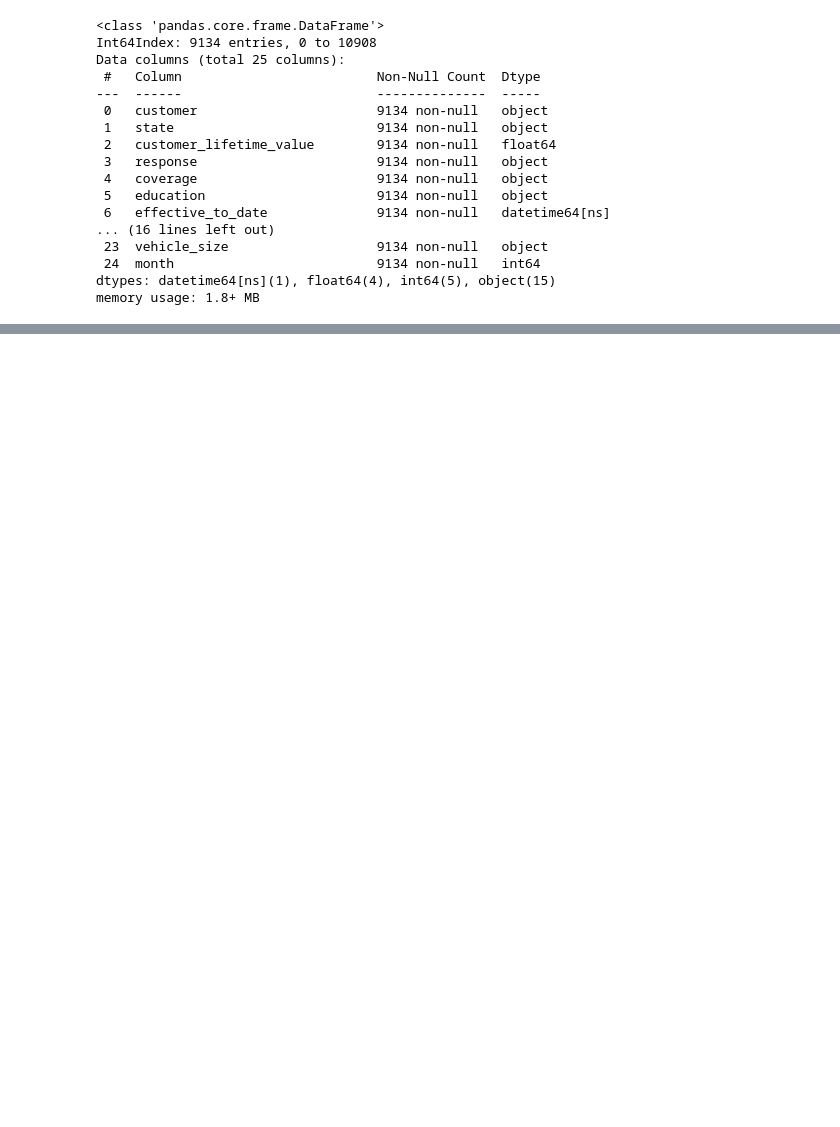
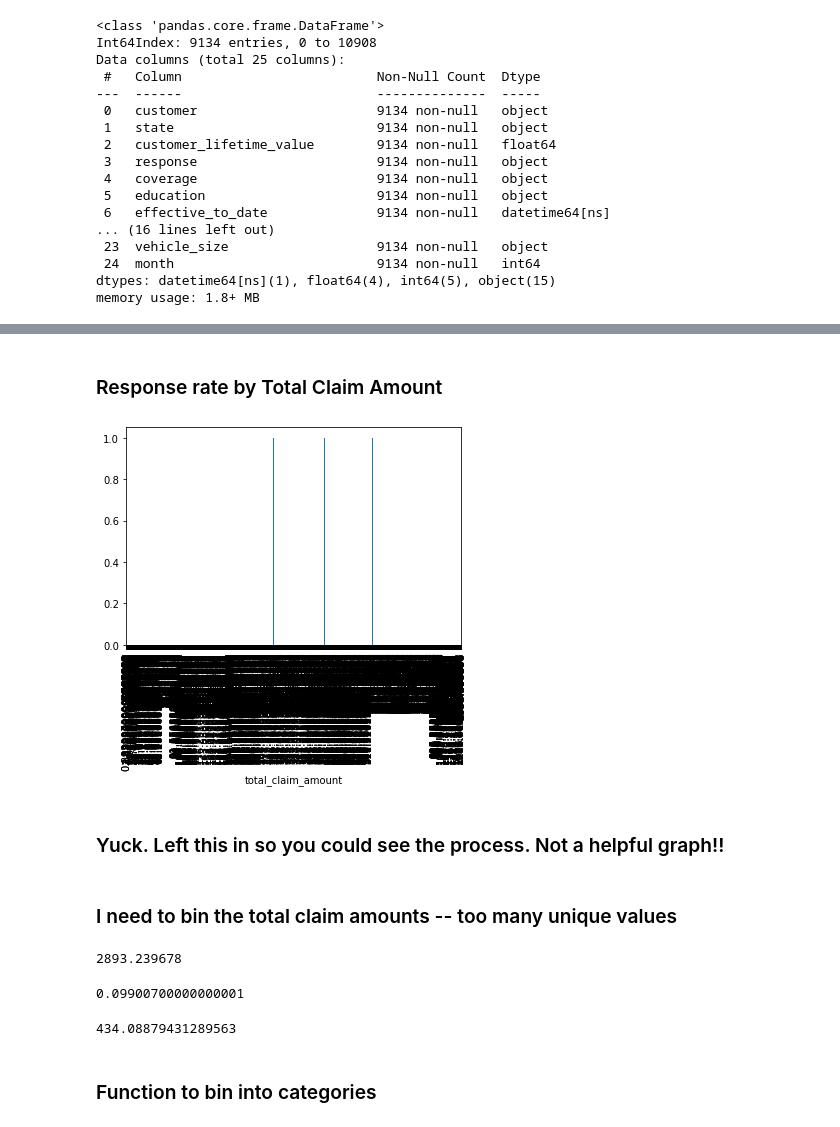
Before and after one commit to erin-berardi/lab-customer-analysis-round-2, a Jupyter notebook: files_for_lab/csv_files/cstmr_analysis_round_2.ipynb, the cells around one changed output, grey strips where cells are left out. Saved outputs shown, nothing was run; the diff lists cells and outputs as text; code cells hidden in the pictures; blank space fills up the shorter version.

```diff
--- a/files_for_lab/csv_files/cstmr_analysis_round_2.ipynb
+++ b/files_for_lab/csv_files/cstmr_analysis_round_2.ipynb
@@ -278,0 +326,25 @@ memory usage: 1.8+ MB
+# %% [markdown]
+### Response rate by Total Claim Amount
+# %%
+data2.groupby('total_claim_amount')['response_rate'].mean().plot.bar()
+plt.show()
+# %% [output]
+[figure, added]
+# %% [markdown]
+### Yuck.  Left this in so you could see the process.  Not a helpful graph!!
+# %% [markdown]
+### I need to bin the total claim amounts -- too many unique values
+# %%
+data2['total_claim_amount'].max()
+# %% [output]
+2893.239678
+# %%
+data2['total_claim_amount'].min()
+# %% [output]
+0.09900700000000001
+# %%
+data2['total_claim_amount'].mean()
+# %% [output]
+434.08879431289563
+# %% [markdown]
+### Function to bin into categories
```
Also changed, not shown: parts of 57 cells of this notebook.
